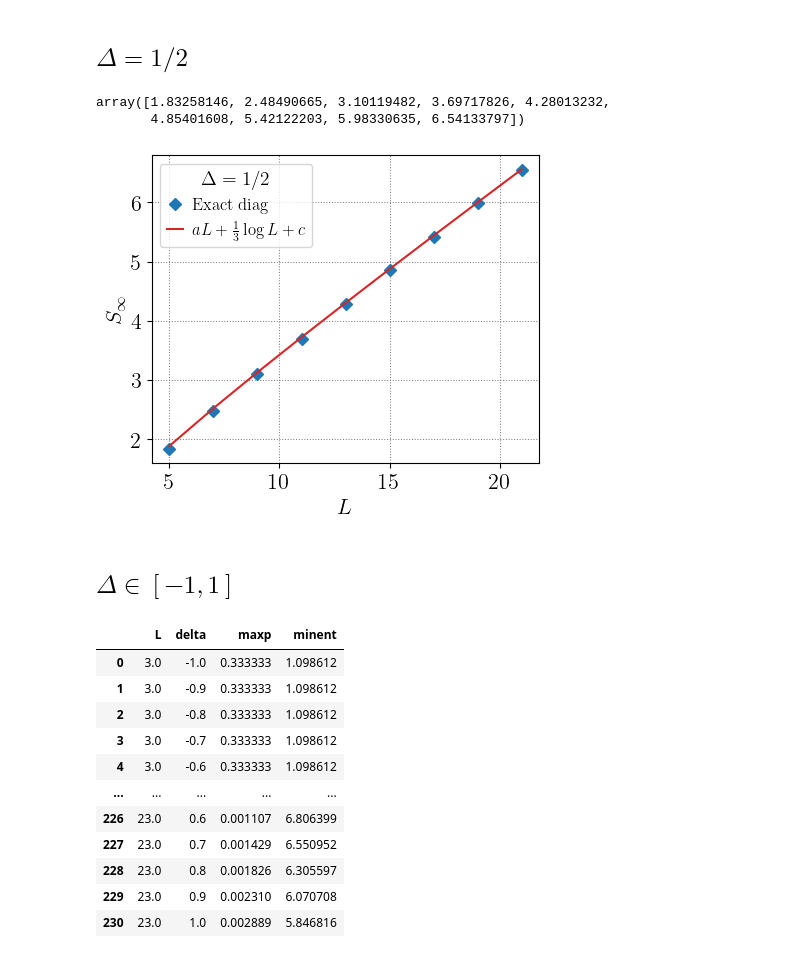
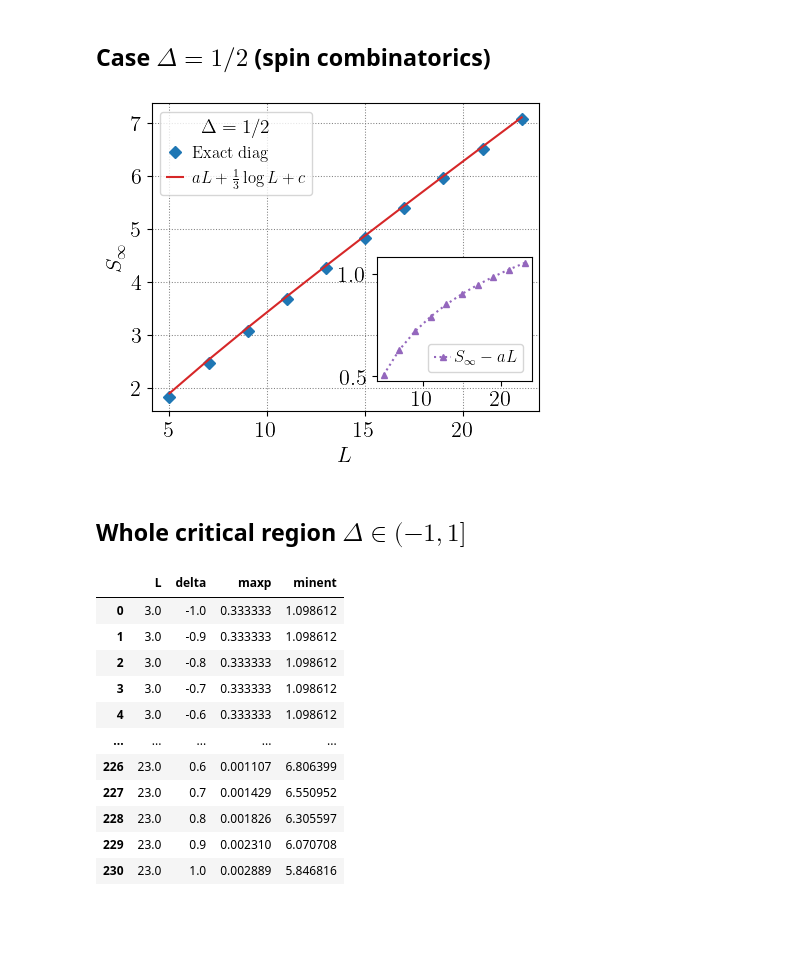
Before and after one commit to cobos99/LogCorrections, a Jupyter notebook: sunny/plots.ipynb, the cells around one changed output. Cells and saved outputs as stored; diff of their text form; code cells hidden in the pictures; blank space fills up the shorter version.

```diff
--- a/sunny/plots.ipynb
+++ b/sunny/plots.ipynb
@@ -113,2 +123,2 @@ fig.savefig("graphs/minent_delta_zero.pdf", bbox_inches="tight")
 # %% [markdown]
-## $\Delta = 1/2$
+## Case $\Delta = 1/2$ (spin combinatorics)
@@ -123,25 +125,50 @@ minents_12 = -np.log(probs)
-# %%
-minents_12
-# %% [output]
-array([1.83258146, 2.48490665, 3.10119482, 3.69717826, 4.28013232,
-       4.85401608, 5.42122203, 5.98330635, 6.54133797])
+# %%
+# Data
+
+minents_delta_half = pd.read_csv("data/max_probs_XXZ.csv")
+minents_delta_half = minents_delta_half.loc[(minents_delta_half.delta == 0.5) & (minents_delta_half.L > 4), ["L", "minent"]]
 # %%
-def analytical_minent(N):
+# Analytical fit
+
+def analytical_minent_delta_half(N):
     return (N-1)*np.log(3*np.sqrt(3)/4) + 2*np.log(np.sqrt(np.pi)/gamma(2/3)) + np.log(N/2)/3 # Stirling formula approximation
-# %%
-fig, ax = plt.subplots()
-
-ax.plot(L, minents_12, "D", label="Exact diag")
-ax.plot(L, analytical_minent(L), "-", label=r"$aL + \frac{1}{3} \log L + c$", color="tab:red", linewidth=1.5)
-ax.set_xlabel(r"$L$")
-ax.set_ylabel(r"$S_{\infty}$")
-ax.legend(title=r"$\Delta = 1/2$", **legend_options)
-ax.grid(color="gray", linestyle="dotted", linewidth=0.75)
-
-fig.savefig("graphs/minent_delta_half.pdf", bbox_inches="tight")
-# %% [output]
-[figure, removed]
+# %%
+# Plot
+
+fig, ax = plt.subplots()
+
+minents_delta_half.plot("L", "minent", ax=ax, marker="D", label="Exact diag", linestyle='None')
+ax.plot(
+    minents_delta_half.L,
+    analytical_minent_delta_half(minents_delta_half.L),
+    "-",
+    label=r"$aL + \frac{1}{3} \log L + c$",
+    color="tab:red",
+    linewidth=1.5
+)
+ax.set_xlabel(r"$L$")
+ax.set_ylabel(r"$S_{\infty}$")
+ax.legend(title=r"$\Delta = 1/2$", **legend_options)
+ax.grid(color="gray", linestyle="dotted", linewidth=0.75)
+
+
+linear_term = np.log(3*np.sqrt(3)/4) * minents_delta_half.L
+inset_ax = ax.inset_axes([0.58, 0.1, 0.40, 0.40])
+inset_marker_opts = dict(markersize=5, markeredgewidth=1)
+inset_ax.plot(
+    minents_delta_half.L,
+    minents_delta_half.minent - linear_term,
+    ":^",
+    color="tab:purple",
+    label=r"$S_{\infty} - a L$",
+    **inset_marker_opts
+)
+inset_ax.legend(fontsize=12, handletextpad=0.2, handlelength=1)
+
+fig.savefig("graphs/minent_delta_half.pdf", bbox_inches="tight")
+# %% [output]
+[figure]
 # %% [markdown]
-## $\Delta \in [-1, 1]$
+## Whole critical region $\Delta \in (-1, 1]$
 # %%
 minents = pd.read_csv("data/max_probs_XXZ.csv")
```
Also changed, not shown: parts of 28 cells of this notebook, 29 other files.
